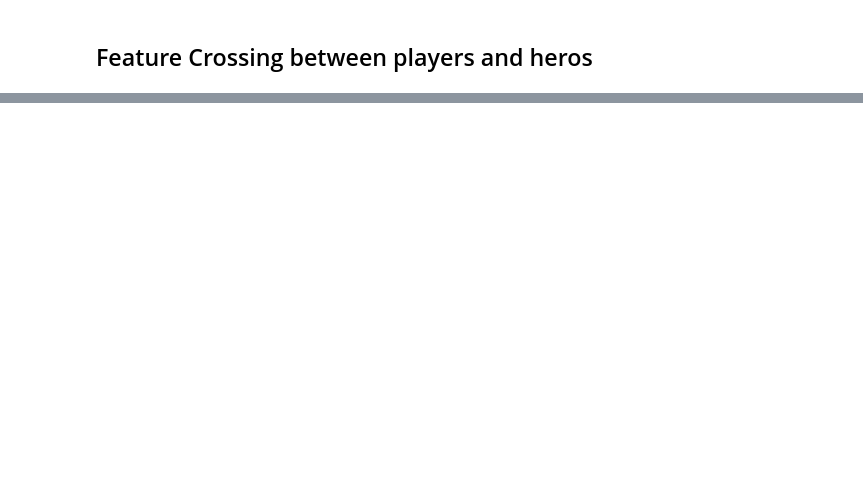
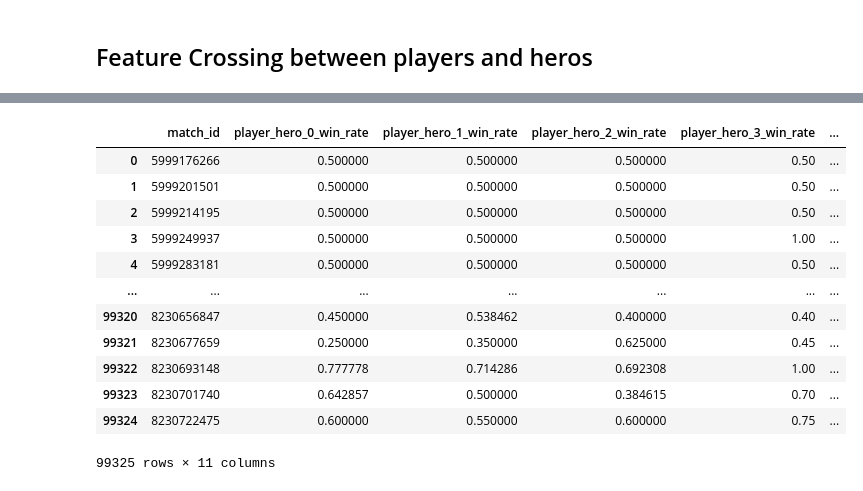
Before and after one commit to Haochen92/dota2pred, a Jupyter notebook: backend/notebooks/features/feature_engineering.ipynb, the cells around one changed output, grey strips where cells are left out. Saved outputs shown, nothing was run; the diff lists cells and outputs as text; code cells hidden in the pictures; blank space fills up the shorter version.

```diff
--- a/backend/notebooks/features/feature_engineering.ipynb
+++ b/backend/notebooks/features/feature_engineering.ipynb
@@ -440,0 +332,39 @@ player_hero_features
+# %%
+def update_player_hero_histories(account_id, hero_name, histories, win: bool):
+    key = (account_id, hero_name)
+    if (account_id, hero_name) not in histories:
+        histories[key] = deque(maxlen=20)
+
+    histories[key].append(win)
+# %%
+for _, match in df.iterrows():
+    match_id = match['match_id']
+    match_result = {}
+    match_result['match_id'] = match_id
+
+    radiant_num = range(0, 5)
+    dire_num = range(128, 133)
+    radiant_win = match['radiant_win']
+
+    for i in radiant_num:
+        account_id = match[f'{i}_account_id']
+        hero_id = match[f'{i}_hero_id']
+        # Calculate win rate based on previous matches
+        win_rate = calculate_win_rate(account_id, hero_id)
+        # Add win rate to results for this match
+        match_result[f'player_hero_{i}_win_rate'] = win_rate
+        # Update history after calculating
+        update_player_hero_histories(account_id, hero_id, player_hero_histories, radiant_win)
+
+    for j in dire_num:
+        account_id = match[f'{j}_account_id']
+        hero_id = match[f'{j}_hero_id']
+        dire_win = not radiant_win
+        win_rate = calculate_win_rate(account_id, hero_id)
+        match_result[f'player_hero_{j}_win_rate'] = win_rate
+        update_player_hero_histories(account_id, hero_id, player_hero_histories, dire_win)
+
+    # Append complete match result with all player win rates
+    results.append(match_result)
+
+results
@@ -441,3 +389,20 @@ player_hero_features
+# %%
+df_results = pd.DataFrame(results)
+df_results
+# %% [output]
+|  | match_id | player_hero_0_win_rate | player_hero_1_win_rate | player_hero_2_win_rate | player_hero_3_win_rate | ... |
+| 0 | 5999176266 | 0.500000 | 0.500000 | 0.500000 | 0.50 | ... |
+| 1 | 5999201501 | 0.500000 | 0.500000 | 0.500000 | 0.50 | ... |
+| 2 | 5999214195 | 0.500000 | 0.500000 | 0.500000 | 0.50 | ... |
+| 3 | 5999249937 | 0.500000 | 0.500000 | 0.500000 | 1.00 | ... |
+| 4 | 5999283181 | 0.500000 | 0.500000 | 0.500000 | 0.50 | ... |
+| ... | ... | ... | ... | ... | ... | ... |
+| 99320 | 8230656847 | 0.450000 | 0.538462 | 0.400000 | 0.40 | ... |
+| 99321 | 8230677659 | 0.250000 | 0.350000 | 0.625000 | 0.45 | ... |
+| 99322 | 8230693148 | 0.777778 | 0.714286 | 0.692308 | 1.00 | ... |
+| 99323 | 8230701740 | 0.642857 | 0.500000 | 0.384615 | 0.70 | ... |
+| 99324 | 8230722475 | 0.600000 | 0.550000 | 0.600000 | 0.75 | ... |
+99325 rows × 11 columns
 # %%
 from database.schemas.features import PlayerHeroFeature
 # %%
```
Also changed, not shown: parts of 39 cells of this notebook, 2 other files.
